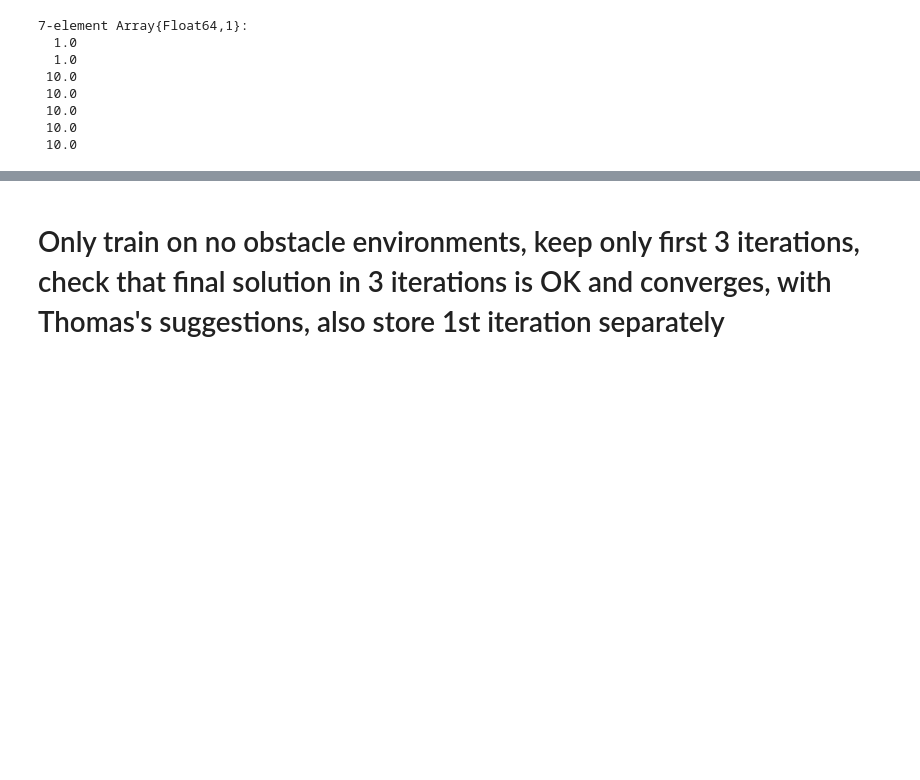
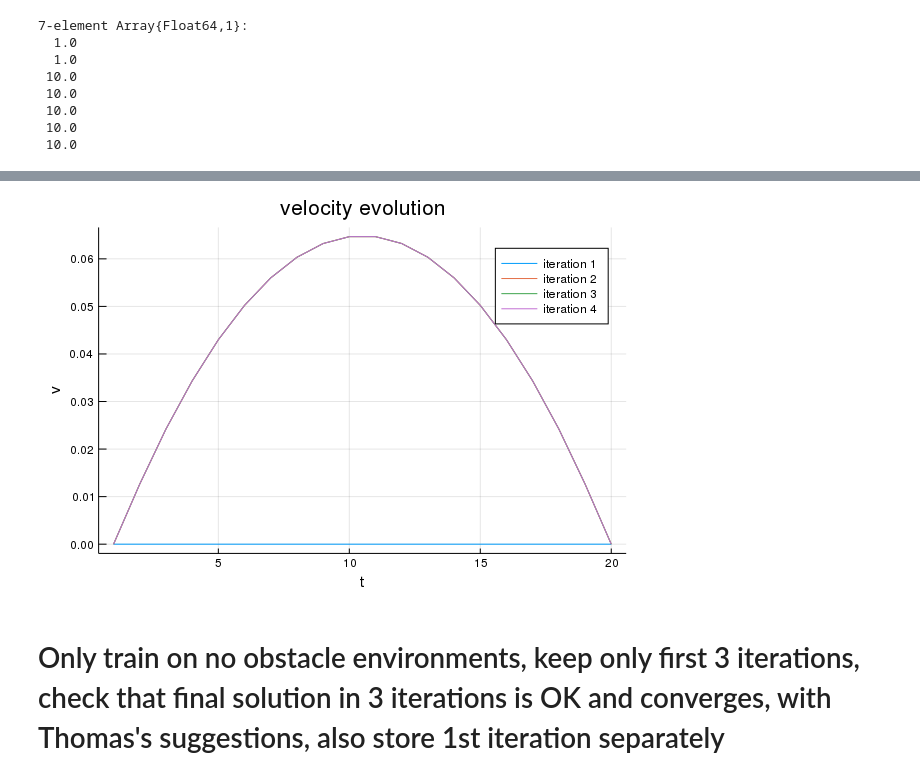
Before and after one commit to somritabanerjee/GuSTO.jl, a Jupyter notebook: examples/freeflyerSE2-Copy1.ipynb, the cells around one changed output, grey strips where cells are left out. Saved outputs shown, nothing was run; the diff lists cells and outputs as text; code cells hidden in the pictures; blank space fills up the shorter version.

```diff
--- a/examples/freeflyerSE2-Copy1.ipynb
+++ b/examples/freeflyerSE2-Copy1.ipynb
@@ -615,3 +678,7 @@ title!("Velocities along path with one obstacles and tf=200s")
+# %%
+plotVelocities(traj_X_vec)
+# %% [output]
+[figure, added]
 # %% [markdown]
 # Only train on no obstacle environments, keep only first 3 iterations, check that final solution in 3 iterations is OK and converges, with Thomas's suggestions, also store 1st iteration separately
 # %%
```
Also changed, not shown: parts of 10 cells of this notebook, 10 other files.
